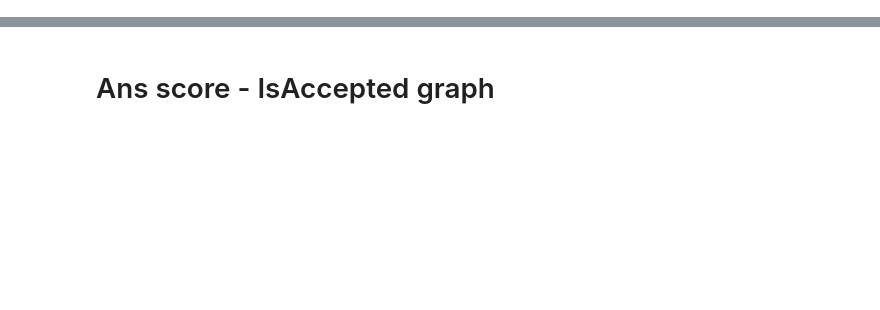
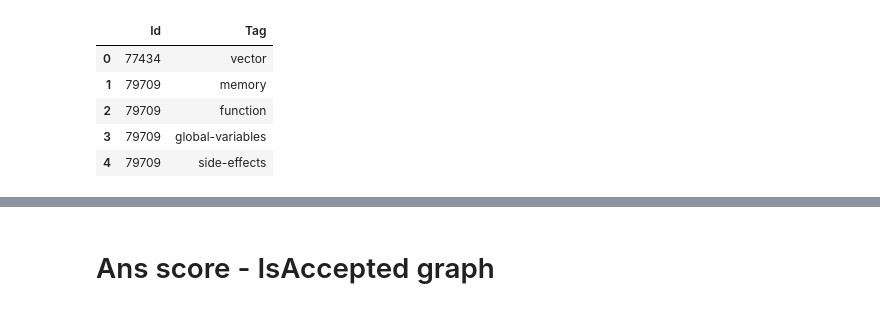
Before and after one commit to idoilani/Library-Science, a Jupyter notebook: Ground Instances.ipynb, the cells around one changed output, grey strips where cells are left out. Saved outputs shown, nothing was run; the diff lists cells and outputs as text; code cells hidden in the pictures; blank space fills up the shorter version.

```diff
--- a/Ground Instances.ipynb
+++ b/Ground Instances.ipynb
@@ -40,2 +64,9 @@ qus.head()
 # %%
-tags.head()
+tags.head(5)
+# %% [output]
+|  | Id | Tag |
+| 0 | 77434 | vector |
+| 1 | 79709 | memory |
+| 2 | 79709 | function |
+| 3 | 79709 | global-variables |
+| 4 | 79709 | side-effects |
```
Also changed, not shown: parts of 46 cells of this notebook, 11 other files.
